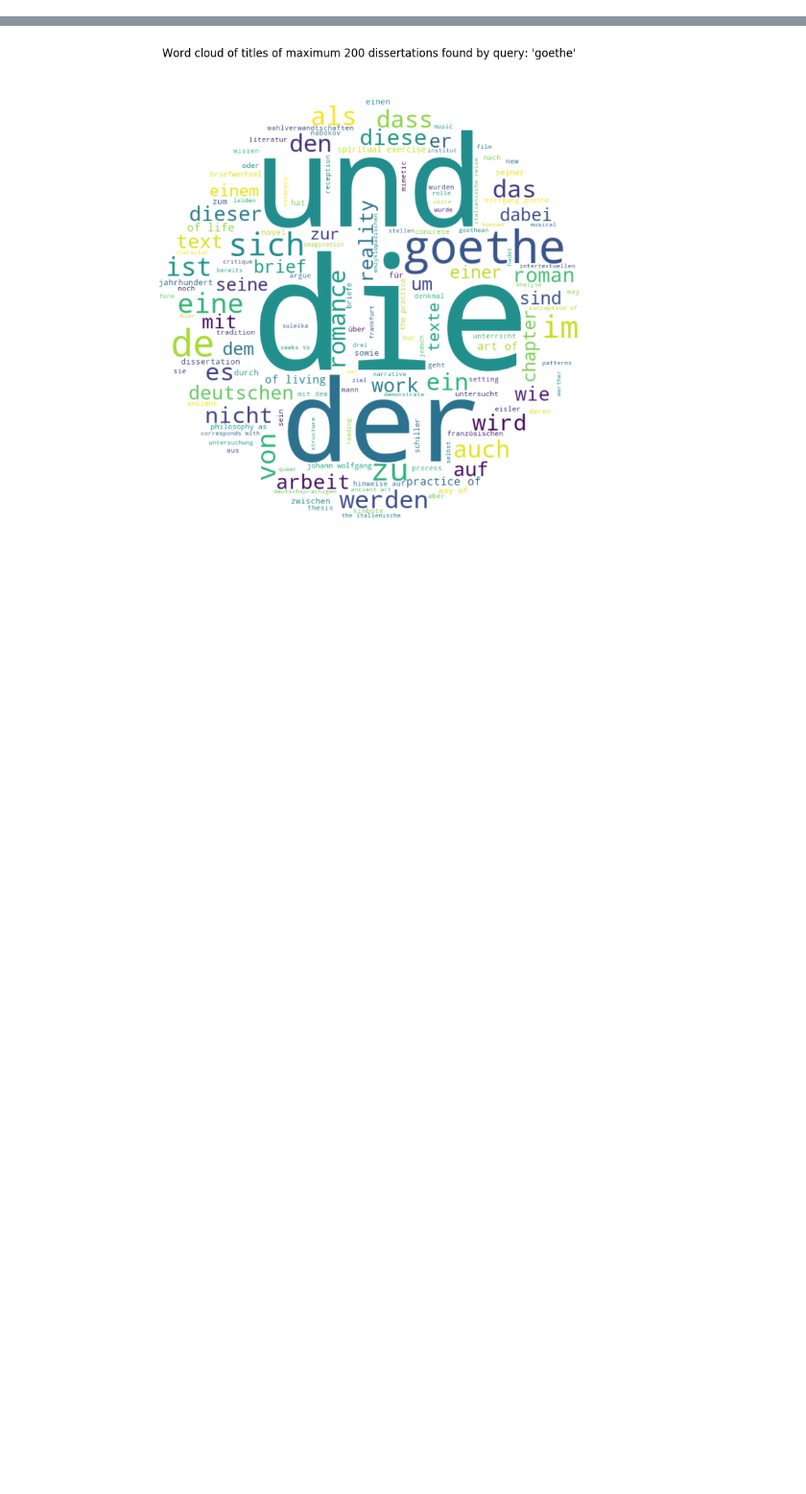
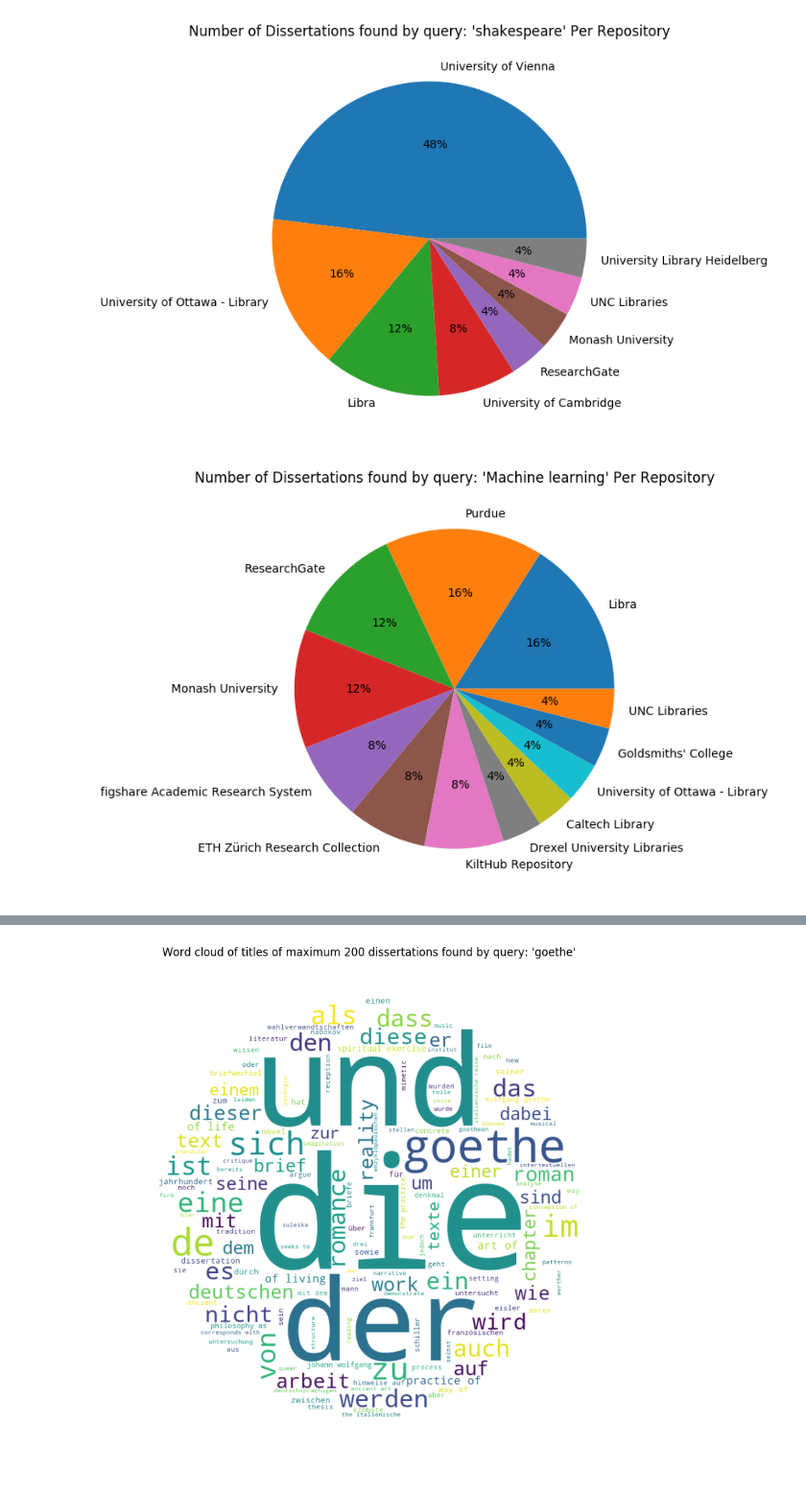
Before and after one commit to datacite/pidgraph-notebooks-python, a Jupyter notebook: user-story-5-dissertations/py-dissertations.ipynb, the cells around one changed output, grey strips where cells are left out. Shown at 96% size. Saved outputs shown, nothing was run; the diff lists cells and outputs as text; code cells hidden in the pictures; blank space fills up the shorter version.

```diff
--- a/user-story-5-dissertations/py-dissertations.ipynb
+++ b/user-story-5-dissertations/py-dissertations.ipynb
@@ -185,2 +194,35 @@ for query in ['flatline_query', 'long_term_fall_query', 'sharp_growth_query']:
 [figure]
 [figure]
+# %%
+# Plot a pie chart of dissertation counts, across all repositories
+import matplotlib.pyplot as plt
+from matplotlib.ticker import FormatStrFormatter
+import numpy as np
+import operator
+
+for query in ['flatline_query', 'long_term_fall_query', 'sharp_growth_query']:
+# for query in ['flatline_query']:
+    num_outputs_dict = {}
+    dissertations = data[query]
+    for r in dissertations['nodes']:
+        repo = r['repository']['name']
+        if repo not in num_outputs_dict:
+            num_outputs_dict[repo] = 0
+        num_outputs_dict[repo] += 1
+
+    # Sort resource types by count of work desc
+    sorted_num_outputs = sorted(num_outputs_dict.items(),key=operator.itemgetter(1),reverse=True)
+    # Populate lists needed for pie chart
+    repositories = [s[0] for s in sorted_num_outputs]
+    num_outputs = [s[1] for s in sorted_num_outputs]
+
+    # Generate a pie chart of number of grant outputs by resource type
+    fig = plt.figure()
+    ax = fig.add_axes([0,0,1,1])
+    ax.set_title("Number of Dissertations found by query: '%s' Per Repository" % query_params[query])
+    ax.axis('equal')
+    ax.pie(num_outputs, labels = repositories, autopct='%1.0f%%')
+    plt.show()
+# %% [output]
+[figure, added]
+[figure, added]
```
Also changed, not shown: parts of 4 cells of this notebook.
